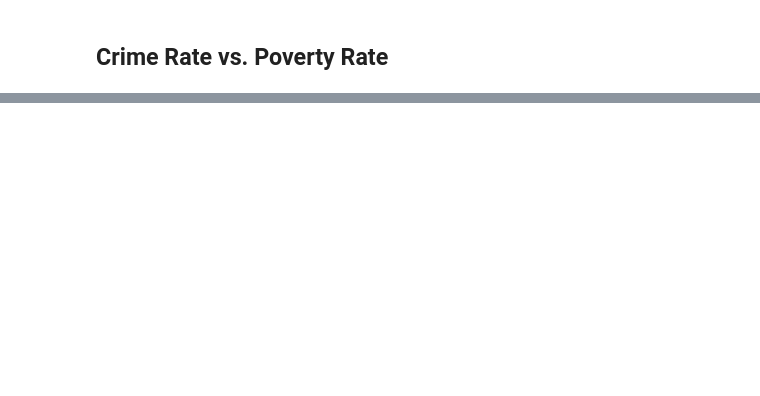
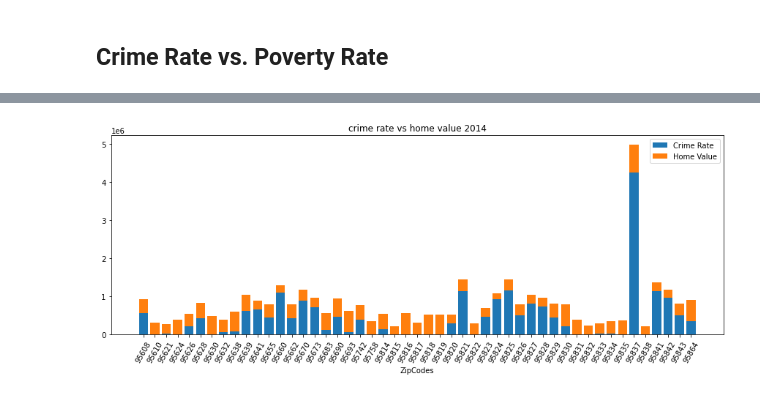
Before and after one commit to sean-galloway/Crime_and_Poverty, a Jupyter notebook: ScatterRegress_CrimeRate_HV_PV.ipynb, the cells around one changed output, grey strips where cells are left out. Saved outputs shown, nothing was run; the diff lists cells and outputs as text; code cells hidden in the pictures; blank space fills up the shorter version.

```diff
--- a/ScatterRegress_CrimeRate_HV_PV.ipynb
+++ b/ScatterRegress_CrimeRate_HV_PV.ipynb
@@ -110,18 +130,20 @@ The p-value is: 0.2447731232997062
 # per year
 # 10 graphs
 # %%
-# # Bar graph of crime rate vs home value 2014
-# x = mp_df["2014"]["ZipCode"]
-# y = mp_df["2014"]["Crime Rate"] * 1000000
-# z = mp_df["2014"]["Median Home Value"]
+# Bar graph of crime rate vs home value 2014
+x = mp_df["2018"]["ZipCode"]
+y = mp_df["2018"]["Crime Rate"] * 1000000
+z = mp_df["2018"]["Median Home Value"]
 
-# xpos = np.arange(len(x))
+xpos = np.arange(len(x))
 
-# plt.figure(figsize=(15, 5))
-# plt.bar(xpos, y, align="center", label="Crime Rate")
-# plt.bar(xpos, z, align="center", bottom=y, label="Home Value")
-# plt.xticks(xpos, x, rotation=60)
-# plt.title("crime rate vs home value 2014")
-# plt.xlabel("ZipCodes")
-# plt.legend()
-# plt.show()
+plt.figure(figsize=(15, 5))
+plt.bar(xpos, y, align="center", label="Crime Rate")
+plt.bar(xpos, z, align="center", bottom=y, label="Home Value")
+plt.xticks(xpos, x, rotation=60)
+plt.title("crime rate vs home value 2014")
+plt.xlabel("ZipCodes")
+plt.legend()
+plt.show()
+# %% [output]
+[figure, added]
```
Also changed, not shown: parts of 13 cells of this notebook.
